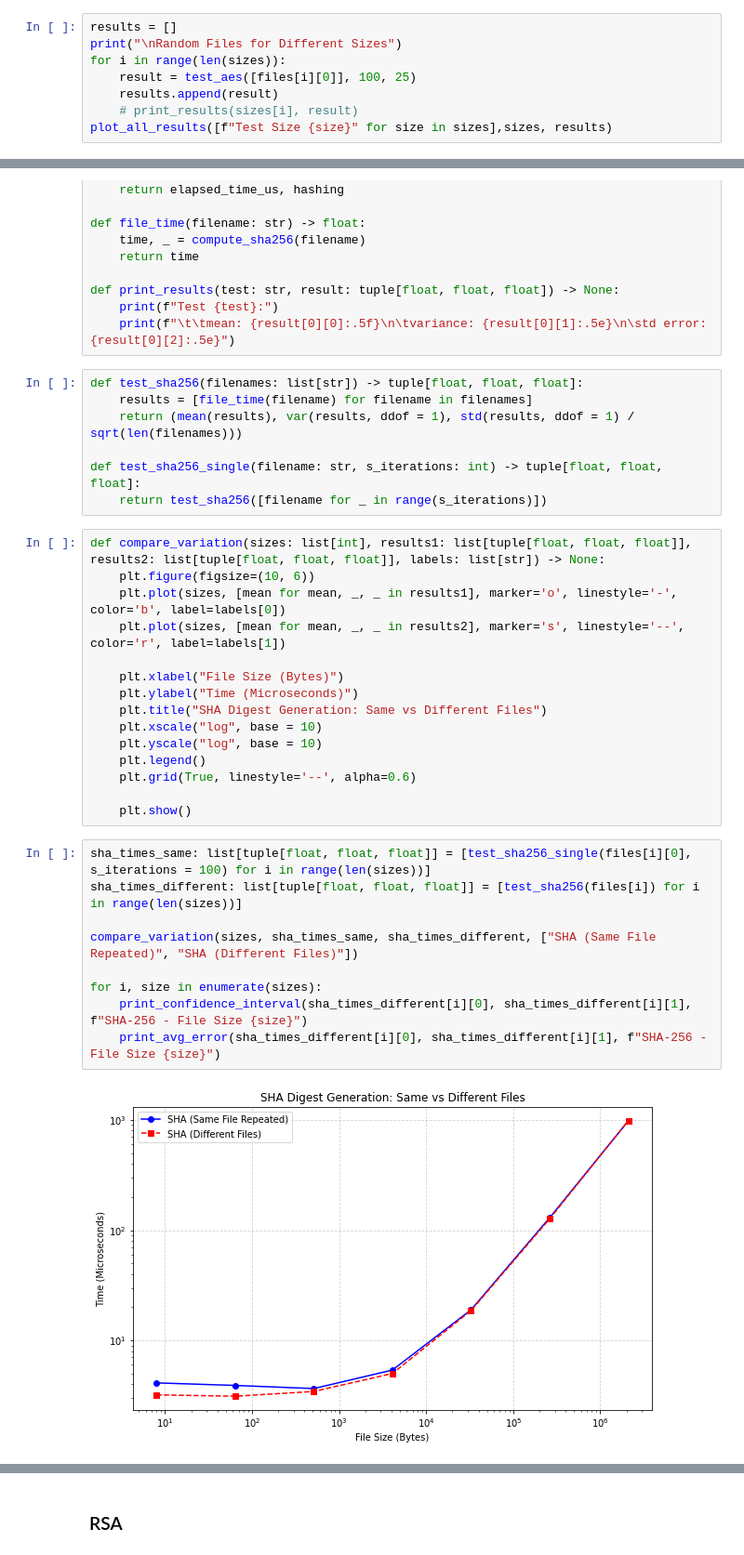
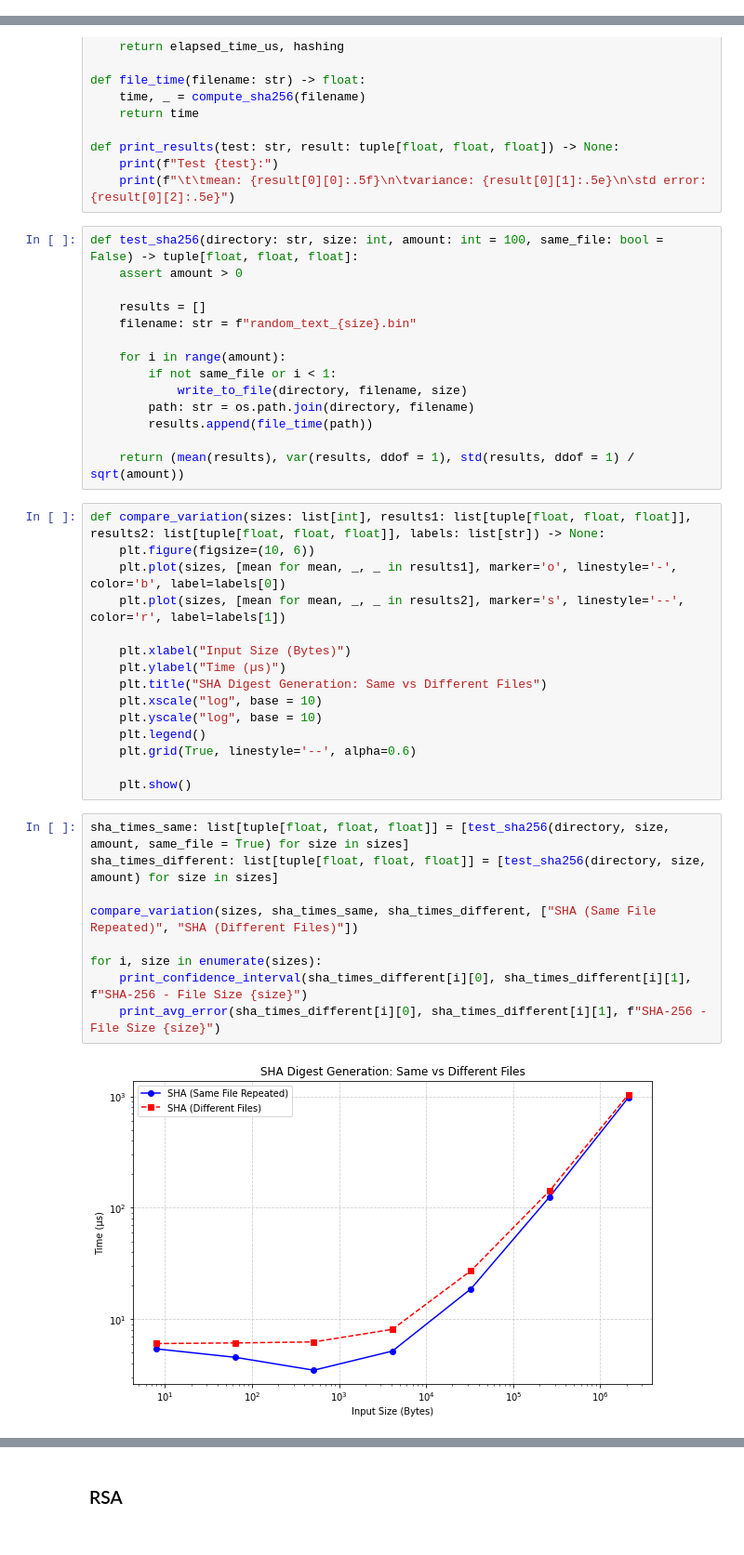
Before and after one commit to johnpierrre/CryptoAlgs_testing, a Jupyter notebook: src/assign1.ipynb, the cells around one changed output, grey strips where cells are left out. Shown at 93% size. Saved outputs shown, nothing was run; the diff lists cells and outputs as text.

```diff
--- a/src/assign1.ipynb
+++ b/src/assign1.ipynb
@@ -220,8 +232,0 @@ Same File for Different Sizes
-# %%
-results = []
-print("\nRandom Files for Different Sizes")
-for i in range(len(sizes)):
-    result = test_aes([files[i][0]], 100, 25)
-    results.append(result)
-    # print_results(sizes[i], result)
-plot_all_results([f"Test Size {size}" for size in sizes],sizes, results)
@@ -277,21 +278,28 @@ def file_time(filename: str) -> float:
 def print_results(test: str, result: tuple[float, float, float]) -> None:
     print(f"Test {test}:")
     print(f"\t\tmean: {result[0][0]:.5f}\n\tvariance: {result[0][1]:.5e}\n\std error: {result[0][2]:.5e}")
-# %%
-def test_sha256(filenames: list[str]) -> tuple[float, float, float]:
-    results = [file_time(filename) for filename in filenames]
-    return (mean(results), var(results, ddof = 1), std(results, ddof = 1) / sqrt(len(filenames)))
-
-def test_sha256_single(filename: str, s_iterations: int) -> tuple[float, float, float]:
-    return test_sha256([filename for _ in range(s_iterations)])
+# %%
+def test_sha256(directory: str, size: int, amount: int = 100, same_file: bool = False) -> tuple[float, float, float]:
+    assert amount > 0
+
+    results = []
+    filename: str = f"random_text_{size}.bin"
+
+    for i in range(amount):
+        if not same_file or i < 1:
+            write_to_file(directory, filename, size)
+        path: str = os.path.join(directory, filename)
+        results.append(file_time(path))
+
+    return (mean(results), var(results, ddof = 1), std(results, ddof = 1) / sqrt(amount))
 # %%
 def compare_variation(sizes: list[int], results1: list[tuple[float, float, float]], results2: list[tuple[float, float, float]], labels: list[str]) -> None:
     plt.figure(figsize=(10, 6))
     plt.plot(sizes, [mean for mean, _, _ in results1], marker='o', linestyle='-', color='b', label=labels[0])
     plt.plot(sizes, [mean for mean, _, _ in results2], marker='s', linestyle='--', color='r', label=labels[1])
 
-    plt.xlabel("File Size (Bytes)")
-    plt.ylabel("Time (Microseconds)")
+    plt.xlabel("Input Size (Bytes)")
+    plt.ylabel("Time (µs)")
     plt.title("SHA Digest Generation: Same vs Different Files")
     plt.xscale("log", base = 10)
     plt.yscale("log", base = 10)
@@ -300,13 +308,13 @@ def compare_variation(sizes: list[int], results1: list[tuple[float, float, float
 
     plt.show()
 # %%
-sha_times_same: list[tuple[float, float, float]] = [test_sha256_single(files[i][0], s_iterations = 100) for i in range(len(sizes))]
-sha_times_different: list[tuple[float, float, float]] = [test_sha256(files[i]) for i in range(len(sizes))]
+sha_times_same: list[tuple[float, float, float]] = [test_sha256(directory, size, amount, same_file = True) for size in sizes]
+sha_times_different: list[tuple[float, float, float]] = [test_sha256(directory, size, amount) for size in sizes]
 
 compare_variation(sizes, sha_times_same, sha_times_different, ["SHA (Same File Repeated)", "SHA (Different Files)"])
 
 for i, size in enumerate(sizes):
     print_confidence_interval(sha_times_different[i][0], sha_times_different[i][1], f"SHA-256 - File Size {size}")
     print_avg_error(sha_times_different[i][0], sha_times_different[i][1], f"SHA-256 - File Size {size}")
 # %% [output]
-[figure, old version]
+[figure, new version]
```
Also changed, not shown: parts of 22 cells of this notebook, 8 other files.
